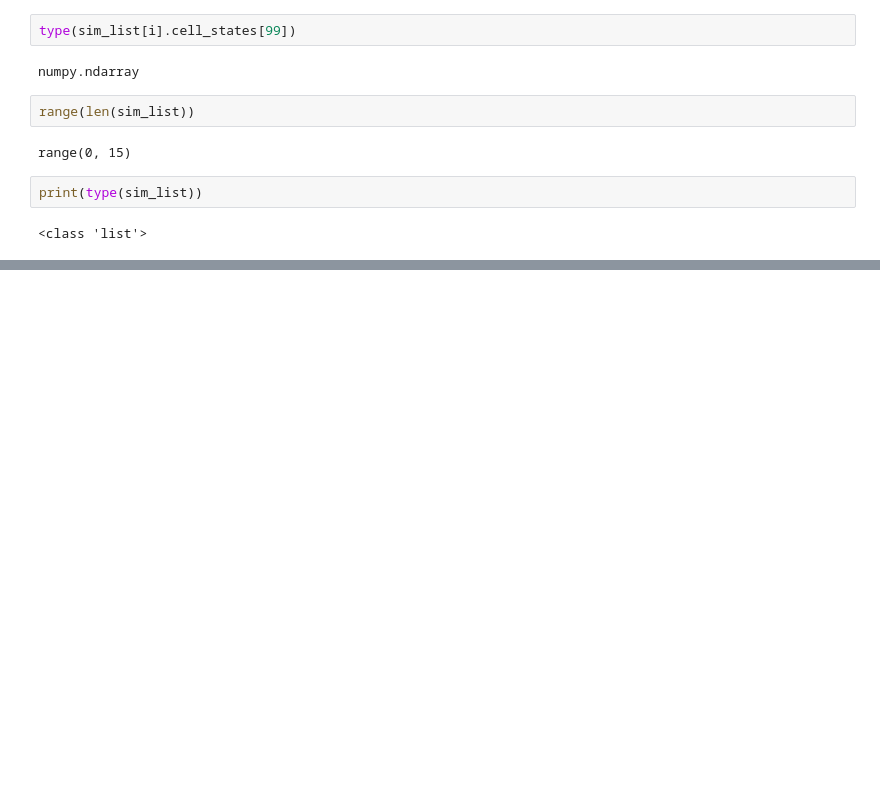
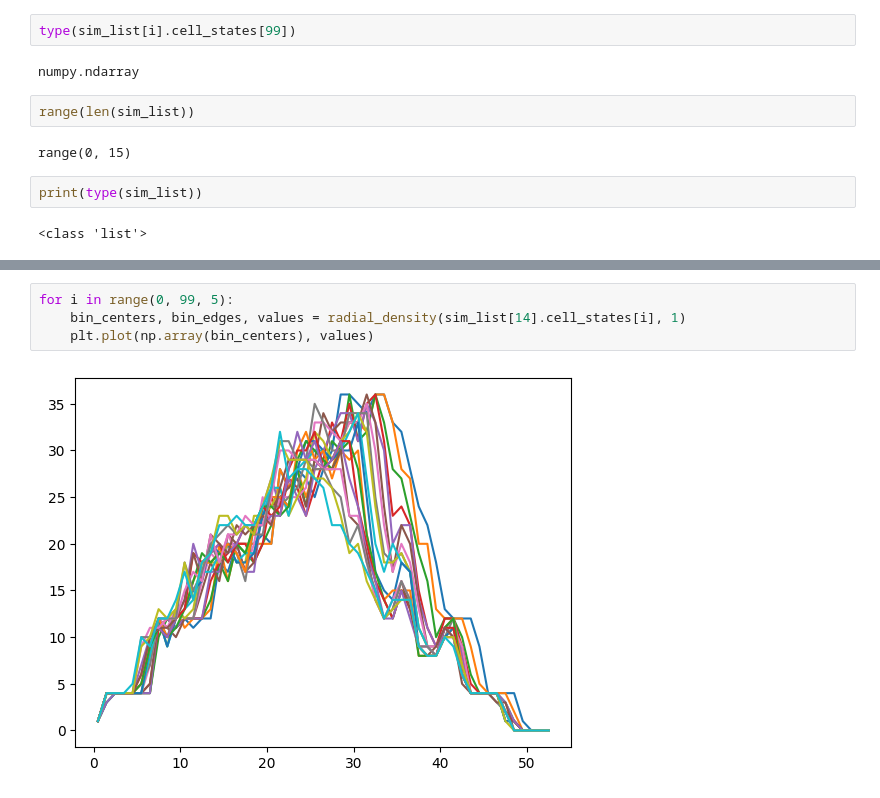
Before and after one commit to kav-kamath/MCF10A_collective_cell_migration, a Jupyter notebook: additional_plotting.ipynb, the cells around one changed output, grey strips where cells are left out. Saved outputs shown, nothing was run; the diff lists cells and outputs as text; blank space fills up the shorter version.

```diff
--- a/additional_plotting.ipynb
+++ b/additional_plotting.ipynb
@@ -138,0 +154,6 @@ print(type(sim_list))
+# %%
+for i in range(0, 99, 5):
+    bin_centers, bin_edges, values = radial_density(sim_list[14].cell_states[i], 1)
+    plt.plot(np.array(bin_centers), values)
+# %% [output]
+[figure, added]
```
Also changed, not shown: parts of 5 cells of this notebook, 3 other files.
